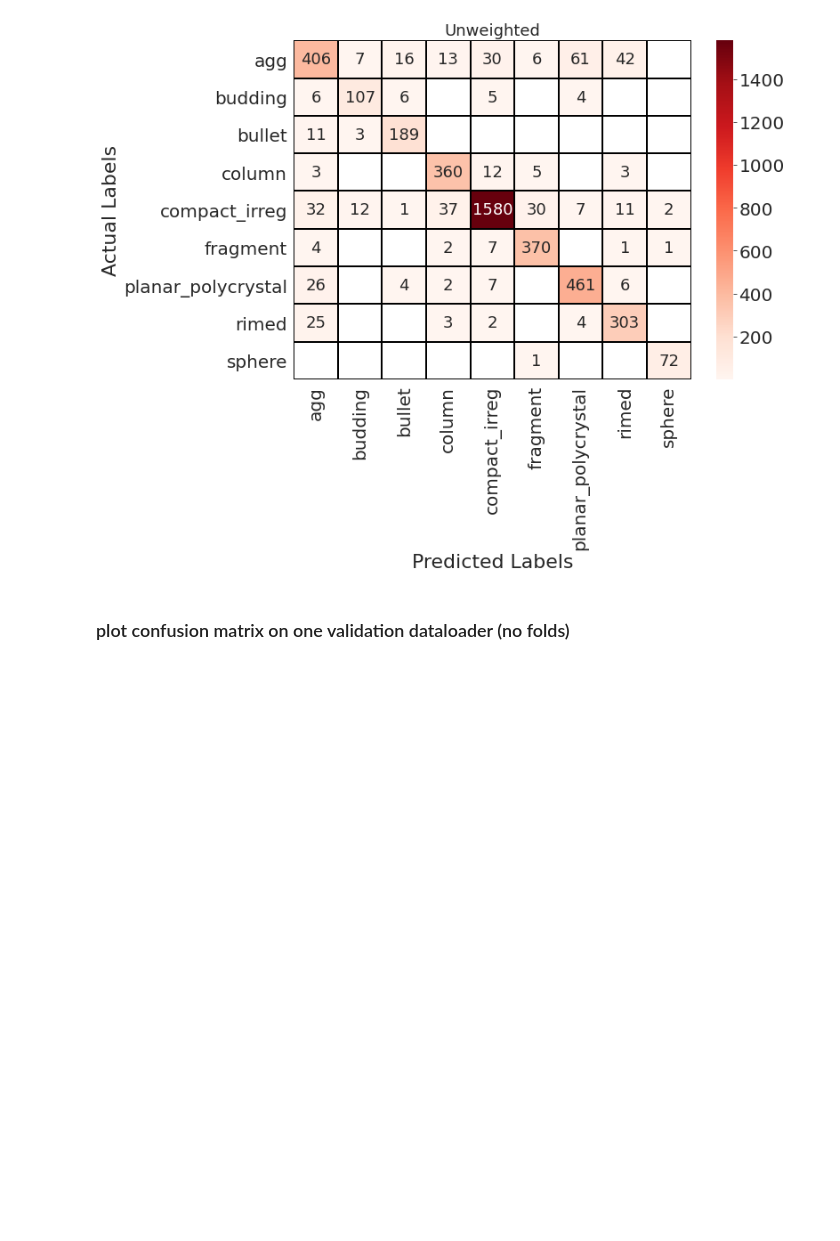
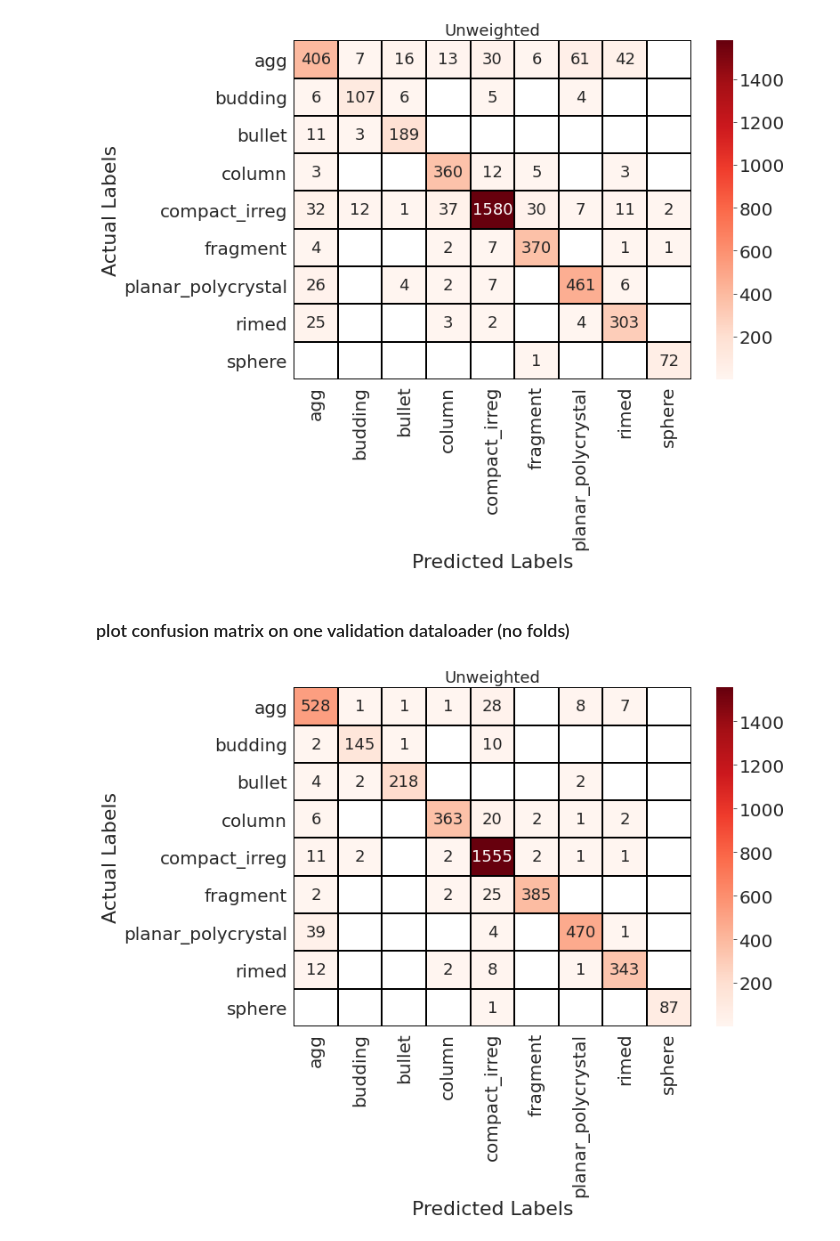
Before and after one commit to vprzybylo/cocpit, a Jupyter notebook: notebooks/confusion_matrices.ipynb, the cells around one changed output. Cells and saved outputs as stored; diff of their text form; code cells hidden in the pictures; blank space fills up the shorter version.

```diff
--- a/notebooks/confusion_matrices.ipynb
+++ b/notebooks/confusion_matrices.ipynb
@@ -97,12 +106,24 @@ iterate through each fold and append predictions and actual labels
 changing saved model and validation data each time
 """
 
-val_data = torch.load(config.VAL_LOADER_SAVENAME)
-model = torch.load(config.MODEL_SAVENAME).cuda()
-result = config.MODEL_SAVENAME.find("bs")
-batch_size = int(config.MODEL_SAVENAME[result + 2 : result + 4])
+val_data = torch.load(
+    "/data/data/saved_val_loaders/no_mask/v1.4.0/e[15]_val_loader20_bs[64]_k0_vgg16.pt"
+)
+model = torch.load(
+    "/data/data/saved_models/no_mask/v1.4.0/e[15]_bs[28]_k0_vgg16.pt"
+).cuda()
+bs_idx = config.MODEL_SAVENAME.find("bs")
+batch_size = int(config.MODEL_SAVENAME[bs_idx + 2 : bs_idx + 4])
 
-# get predictions from val loader
-all_preds, all_labels = predictions.val_loader_predictions(
-    model, val_data, batch_size
-)
+
+val_loader = data_loaders.create_loader(val_data, batch_size, sampler=None)
+p = predictions.Predict(model, val_loader)
+all_preds, all_labels = p.predictions_for_confmatrix()
+# %%
+# plot/save conf matrix from one val_loader
+# don't normalize (show magnitude of predictions per class)
+save_name = "/data/data/plots/conf_matrix_v1.4.0.pdf"
+
+plot_metrics.conf_matrix(all_preds, all_labels, norm=None, save_name=save_name)
+# %% [output]
+[figure, added]
```
Also changed, not shown: parts of 7 cells of this notebook, 11 other files.
